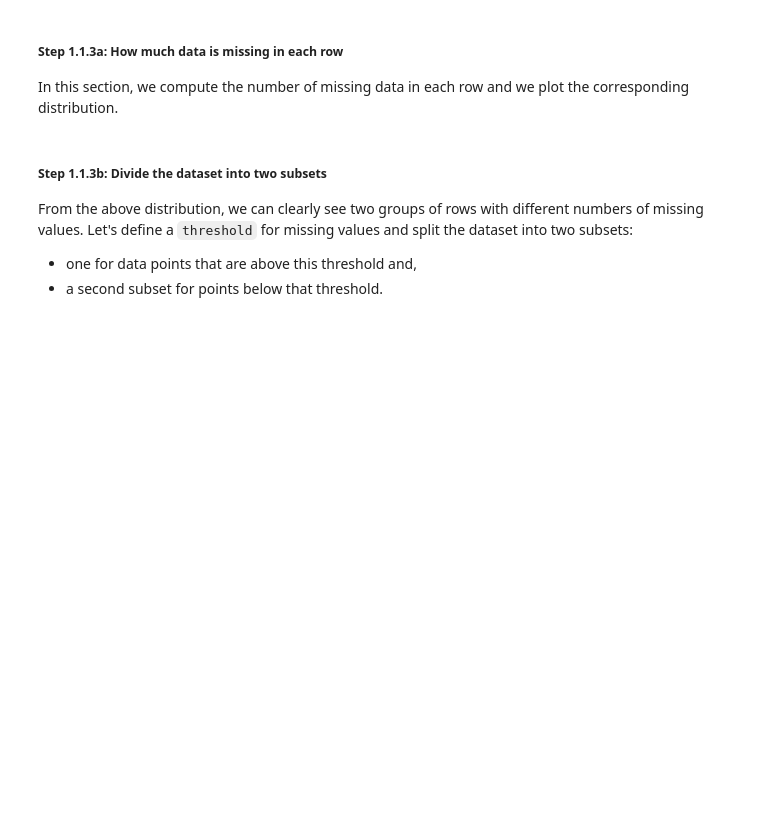
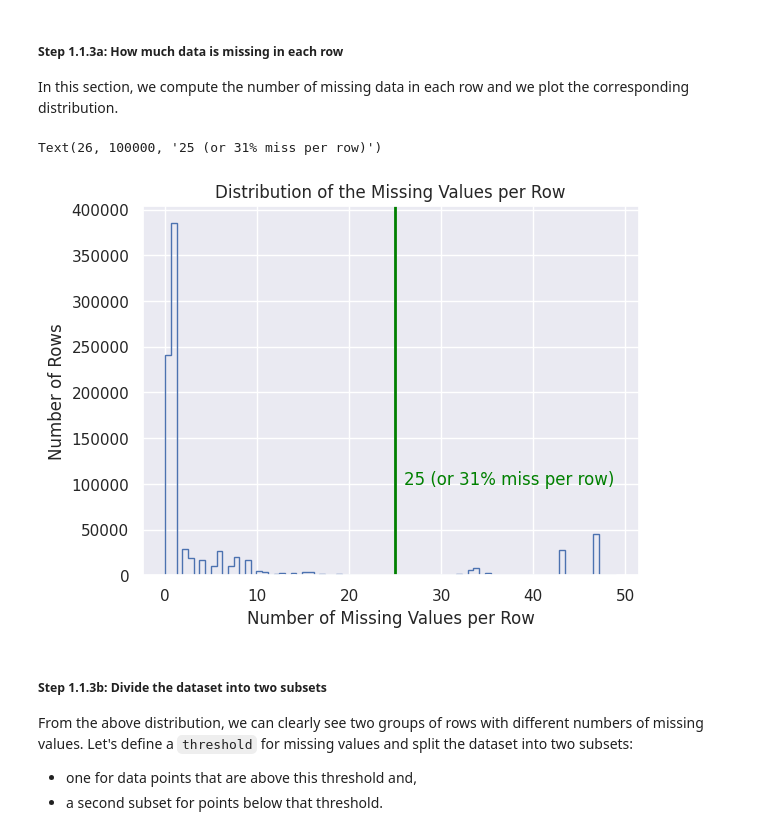
Before and after one commit to fab7/LESSONS-Unsupervised-Learning, a Jupyter notebook: project/Identify_Customer_Segments.ipynb, the cells around one changed output. Saved outputs shown, nothing was run; the diff lists cells and outputs as text; code cells hidden in the pictures; blank space fills up the shorter version.

```diff
--- a/project/Identify_Customer_Segments.ipynb
+++ b/project/Identify_Customer_Segments.ipynb
@@ -33,7 +33,7 @@ instead of sklearn.impute as in newer versions of sklearn.
 ### Configure Some Verbose Parameters
 # %%
 # Set the verbosity of the Notebook to [0|1|2|..]
-VERBOSE = 2
+verbose = 2
 
 # Set display options to show all rows
 pd.set_option('display.max_rows', 85)
@@ -418,30 +417,3 @@ azdias_nan_roc, feat_info_roc = remove_outliers_columns(azdias_nan,
-# %%
-##################################
-##  Remove the outlier columns  ##
-##################################
-
-# Create a copy of the current dataset and feature summary
-#  Note: '_roc' stands for Removed Outliers Columns.
-azdias_nan_roc = azdias_nan.copy()
-feat_info_roc = feat_info.copy()
-
-# Retrieve the names of the features to remove
-drop_candidates = (azdias_miss[azdias_miss['missing_values'] >= miss_threshold])
-
-# Drop columns
-for f in drop_candidates.index:
-    feature = drop_candidates['feature'][f]
-    if VERBOSE > 0:
-        print(f"[INFO] Dropping feature \'{feature}\' from the dataset and feature-info.")
-    azdias_nan_roc = azdias_nan_roc.drop([feature], axis=1)
-
-    # Remove the corresponding row in the feature summary
-    feat_info_roc = feat_info_roc.drop(feat_info_roc[feat_info_roc['attribute'] ==
-                                                     feature ].index)
-
-if VERBOSE > 0:
-    print(f"\n[INFO] The shape of the dataset is now {azdias_nan_roc.shape}")
-    print(f"[INFO] The shape of the feat_info is now {feat_info_roc.shape}")
 # %% [markdown]
 #### Discussion 1.1.2c: Missing Data in Each Column
 In section [1.1.2a](#step-112a-assess-the-missing-data-per-column) we created two graphs to investigate how missing data were distributed  across different columns of the dataset.
@@ -454,24 +426,31 @@ Here we perform a similar assessment of missing data for the rows of the dataset
 ##### Step 1.1.3a: How much data is missing in each row
 In this section, we compute the number of missing data in each row and we plot the corresponding distribution.
 # %%
-######################################################
-##  Compute the number of missing data in each row  ##
-######################################################
+###############################################################################
+##  Compute the number of missing data in each row                           ##
+###############################################################################
 
 nans_per_row = azdias_nan_roc.isna().sum(axis=1)
-if VERBOSE > 2:
+if verbose > 2:
     print(nans_per_row)
 
 # Let's plot the distribution of the number of missing values per row
 # to get a bettre grasp on the trend
 num_bins = azdias_nan_roc.shape[1]
 counts, bins = np.histogram(nans_per_row, bins=num_bins)
 plt.title(f"Distribution of the Missing Values per Row")
 plt.xlabel('Number of Missing Values per Row')
 plt.ylabel('Number of Rows')
 plt.stairs(counts, bins)
-plt.axvline(x=25, color='green', linewidth=2,)
-plt.text(x=25, y=25000, s=25, color='green')
+
+cut = 25
+row_threshold = (cut / azdias_nan_roc.shape[1]) * 100
+plt.axvline(x=cut, color='green', linewidth=2,)
+text = str(cut) + " (or " + str(int(row_threshold)) + "% miss per row)"
+plt.text(x=cut+1, y=100000, s=text, color='green')
+# %% [output]
+Text(26, 100000, '25 (or 31% miss per row)')
+[figure, added]
 # %% [markdown]
 ##### Step 1.1.3b: Divide the dataset into two subsets
 From the above distribution, we can clearly see two groups of rows with different numbers of missing values. Let's define a `threshold` for missing values and split the dataset into two subsets:
```
Also changed, not shown: parts of 26 cells of this notebook.
